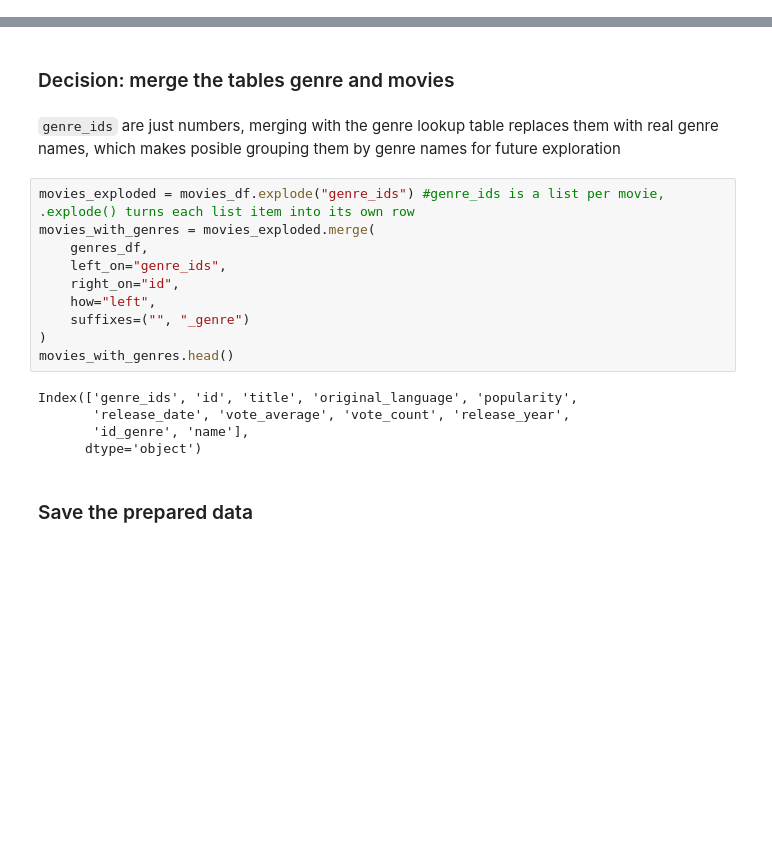
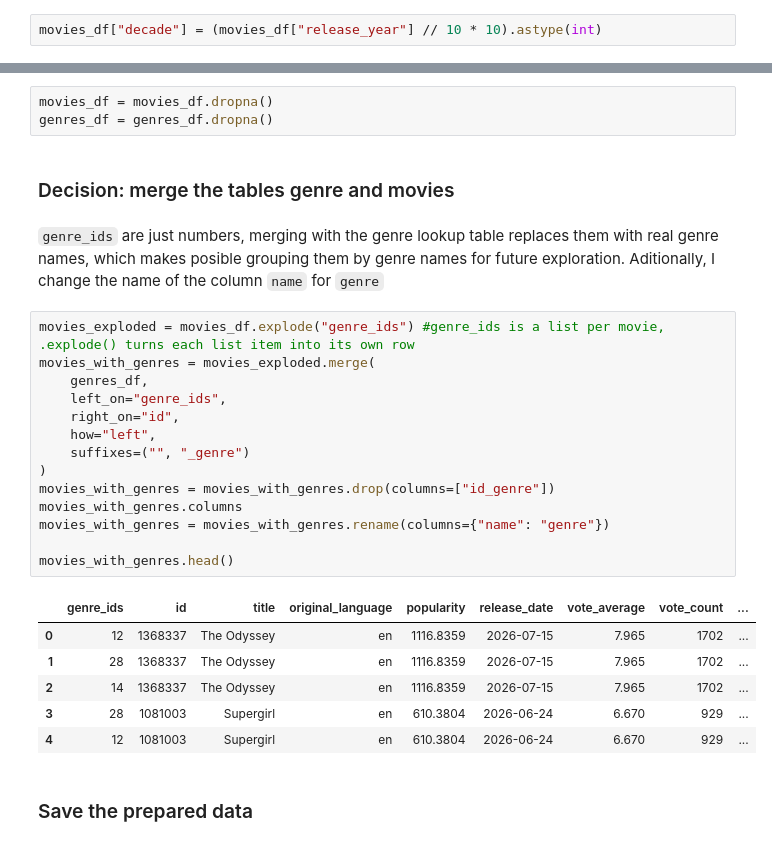
Before and after one commit to carmenveera/me204-final-project, a Jupyter notebook: notebooks/NB02-Data-Transformation.ipynb, the cells around one changed output, grey strips where cells are left out. Drawn from its saved outputs; the diff is of its cells as text; blank space fills up the shorter version.

```diff
--- a/notebooks/NB02-Data-Transformation.ipynb
+++ b/notebooks/NB02-Data-Transformation.ipynb
@@ -153,0 +156,2 @@ movies_df.head()
+# %%
+movies_df["decade"] = (movies_df["release_year"] // 10 * 10).astype(int)
@@ -154,23 +185,32 @@ movies_df.head()
+# %%
+movies_df = movies_df.dropna()
+genres_df = genres_df.dropna()
 # %% [markdown]
 ### Decision: merge the tables genre and movies
 # %% [markdown]
 `genre_ids` are just numbers, merging with the genre lookup table replaces
-them with real genre names, which makes posible grouping them by genre names for future exploration
+them with real genre names, which makes posible grouping them by genre names for future exploration. Aditionally, I change the name of the column `name` for `genre`
 # %%
 movies_exploded = movies_df.explode("genre_ids") #genre_ids is a list per movie, .explode() turns each list item into its own row
 movies_with_genres = movies_exploded.merge(
     genres_df,
     left_on="genre_ids",
     right_on="id",
     how="left",
     suffixes=("", "_genre")
 )
+movies_with_genres = movies_with_genres.drop(columns=["id_genre"])
+movies_with_genres.columns
+movies_with_genres = movies_with_genres.rename(columns={"name": "genre"})
+
 movies_with_genres.head()
 # %% [output]
-Index(['genre_ids', 'id', 'title', 'original_language', 'popularity',
-       'release_date', 'vote_average', 'vote_count', 'release_year',
-       'id_genre', 'name'],
-      dtype='object')
+|  | genre_ids | id | title | original_language | popularity | release_date | vote_average | vote_count | ... |
+| 0 | 12 | 1368337 | The Odyssey | en | 1116.8359 | 2026-07-15 | 7.965 | 1702 | ... |
+| 1 | 28 | 1368337 | The Odyssey | en | 1116.8359 | 2026-07-15 | 7.965 | 1702 | ... |
+| 2 | 14 | 1368337 | The Odyssey | en | 1116.8359 | 2026-07-15 | 7.965 | 1702 | ... |
+| 3 | 28 | 1081003 | Supergirl | en | 610.3804 | 2026-06-24 | 6.670 | 929 | ... |
+| 4 | 12 | 1081003 | Supergirl | en | 610.3804 | 2026-06-24 | 6.670 | 929 | ... |
 # %% [markdown]
 ### Save the prepared data
 # %%
```
Also changed, not shown: parts of 12 cells of this notebook, 6 other files.
